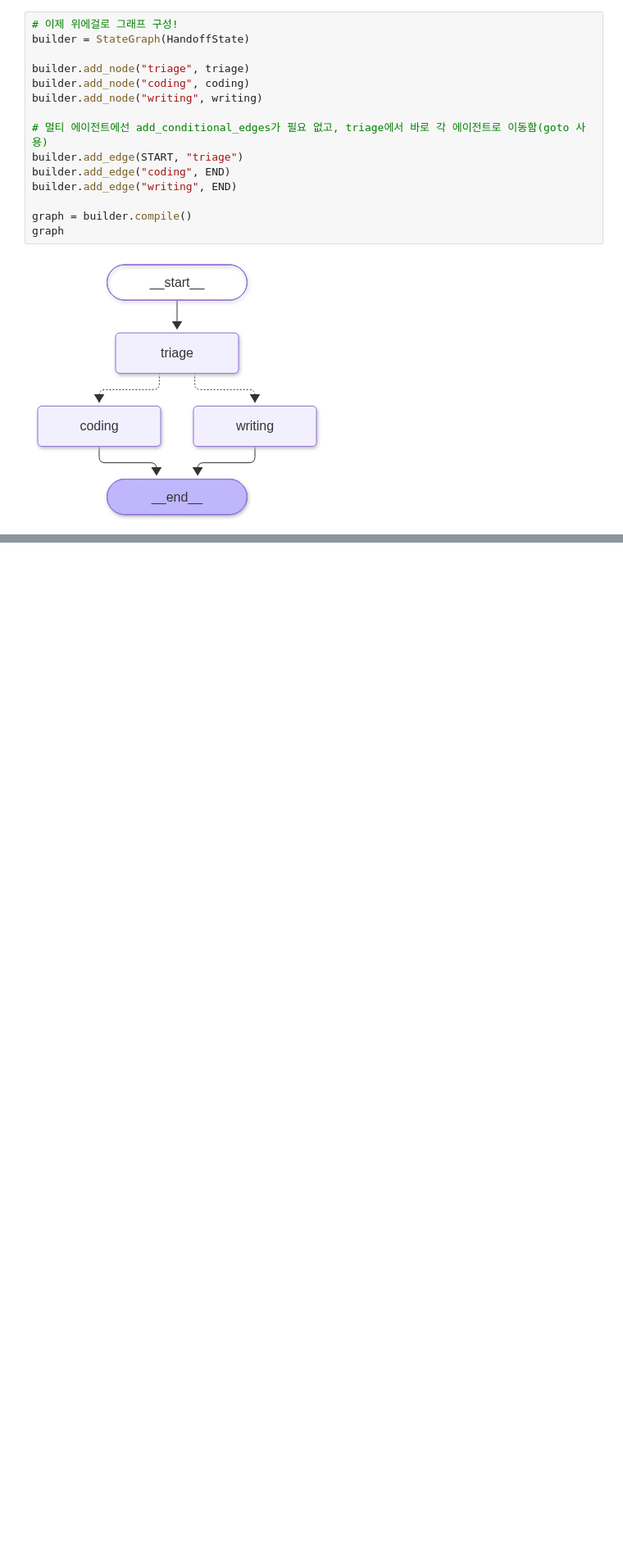
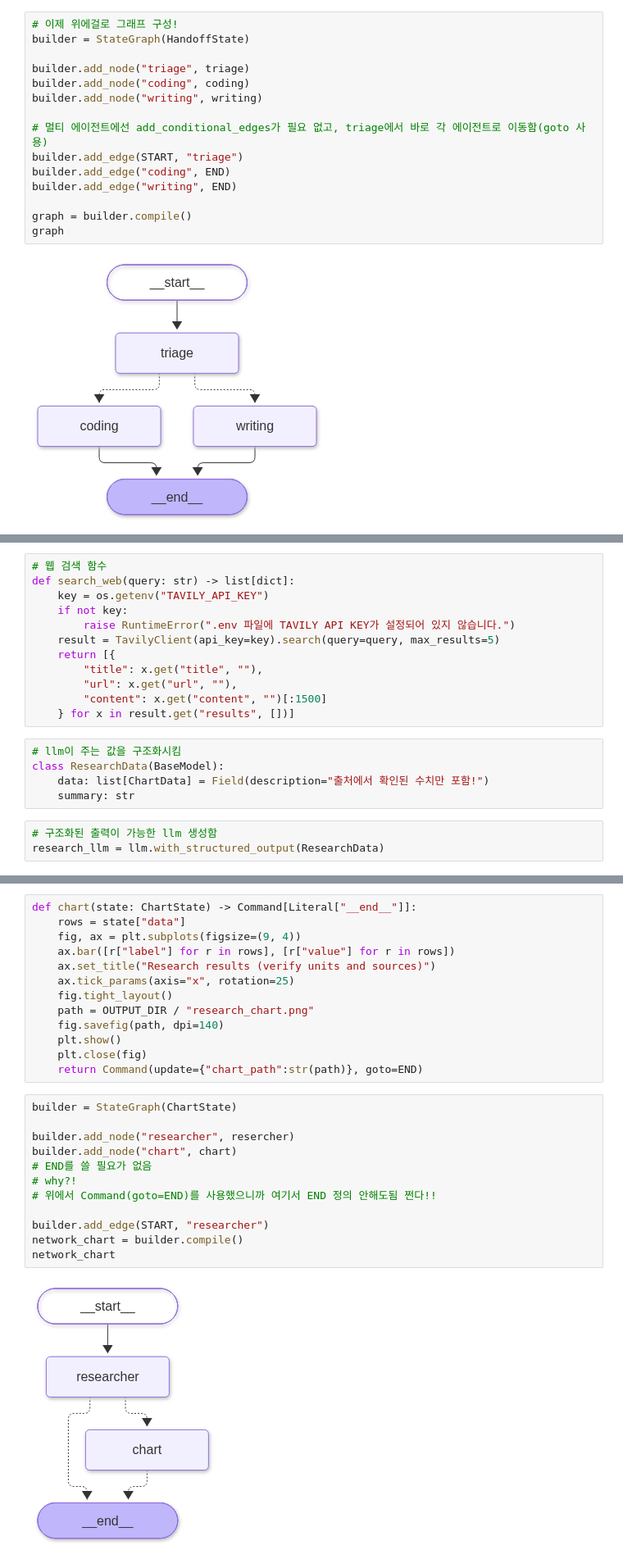
Before and after one commit to OhSeungAh2/Agent, a Jupyter notebook: 6_멀티에이전트.ipynb, the cells around one changed output, grey strips where cells are left out. Shown at 82% size. Cells and saved outputs as stored; diff of their text form; blank space fills up the shorter version.

```diff
--- a/6_멀티에이전트.ipynb
+++ b/6_멀티에이전트.ipynb
@@ -175,0 +220,20 @@ for 변수 in 반복할_데이터:
+# %%
+# 웹 검색 함수
+def search_web(query: str) -> list[dict]:
+    key = os.getenv("TAVILY_API_KEY")
+    if not key:
+        raise RuntimeError(".env 파일에 TAVILY API KEY가 설정되어 있지 않습니다.")
+    result = TavilyClient(api_key=key).search(query=query, max_results=5)
+    return [{
+        "title": x.get("title", ""),
+        "url": x.get("url", ""),
+        "content": x.get("content", "")[:1500]
+    } for x in result.get("results", [])]
+# %%
+# llm이 주는 값을 구조화시킴
+class ResearchData(BaseModel):
+    data: list[ChartData] = Field(description="출처에서 확인된 수치만 포함!")
+    summary: str
+# %%
+# 구조화된 출력이 가능한 llm 생성함
+research_llm = llm.with_structured_output(ResearchData)
@@ -175,0 +264,27 @@ for 변수 in 반복할_데이터:
+# %%
+def chart(state: ChartState) -> Command[Literal["__end__"]]:
+    rows = state["data"]
+    fig, ax = plt.subplots(figsize=(9, 4))
+    ax.bar([r["label"] for r in rows], [r["value"] for r in rows])
+    ax.set_title("Research results (verify units and sources)")
+    ax.tick_params(axis="x", rotation=25)
+    fig.tight_layout()
+    path = OUTPUT_DIR / "research_chart.png"
+    fig.savefig(path, dpi=140)
+    plt.show()
+    plt.close(fig)
+    return Command(update={"chart_path":str(path)}, goto=END)
+# %%
+builder = StateGraph(ChartState)
+
+builder.add_node("researcher", resercher)
+builder.add_node("chart", chart)
+# END를 쓸 필요가 없음
+# why?!
+# 위에서 Command(goto=END)를 사용했으니까 여기서 END 정의 안해도됨 쩐다!!
+
+builder.add_edge(START, "researcher")
+network_chart = builder.compile()
+network_chart
+# %% [output]
+[figure, added]
```
Also changed, not shown: parts of 13 cells of this notebook, 1 other file.
